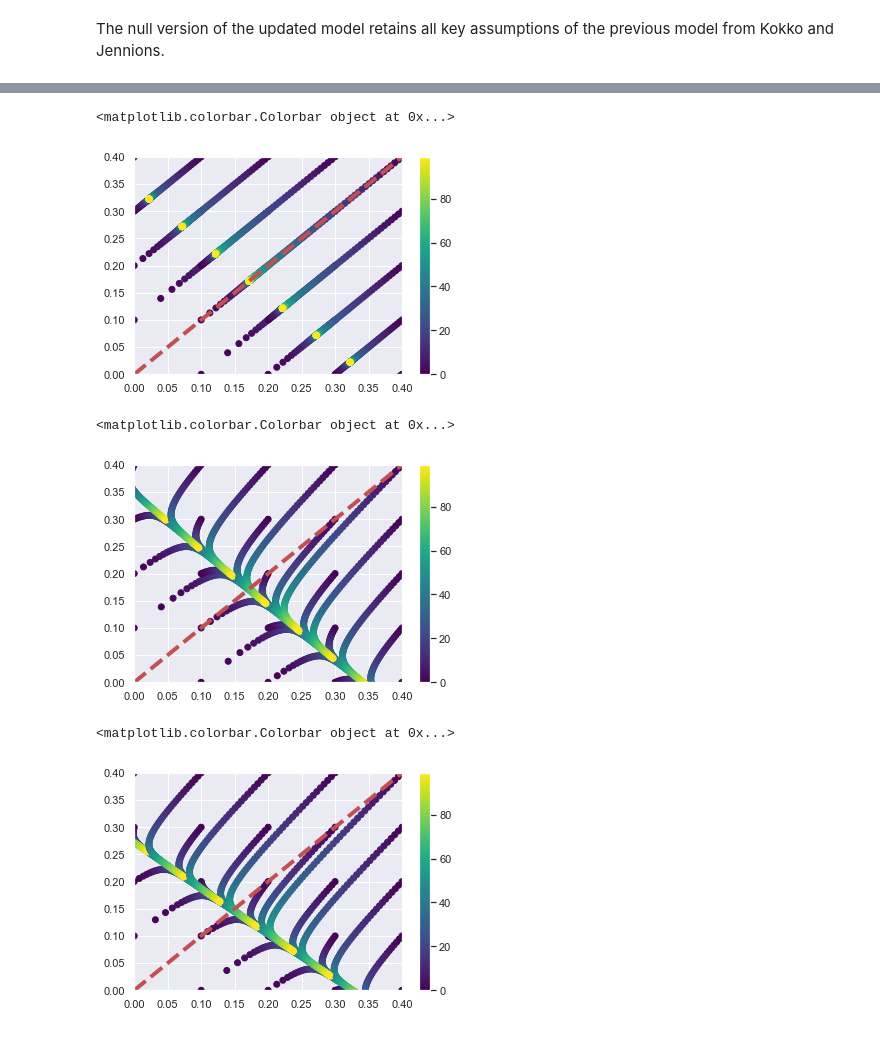
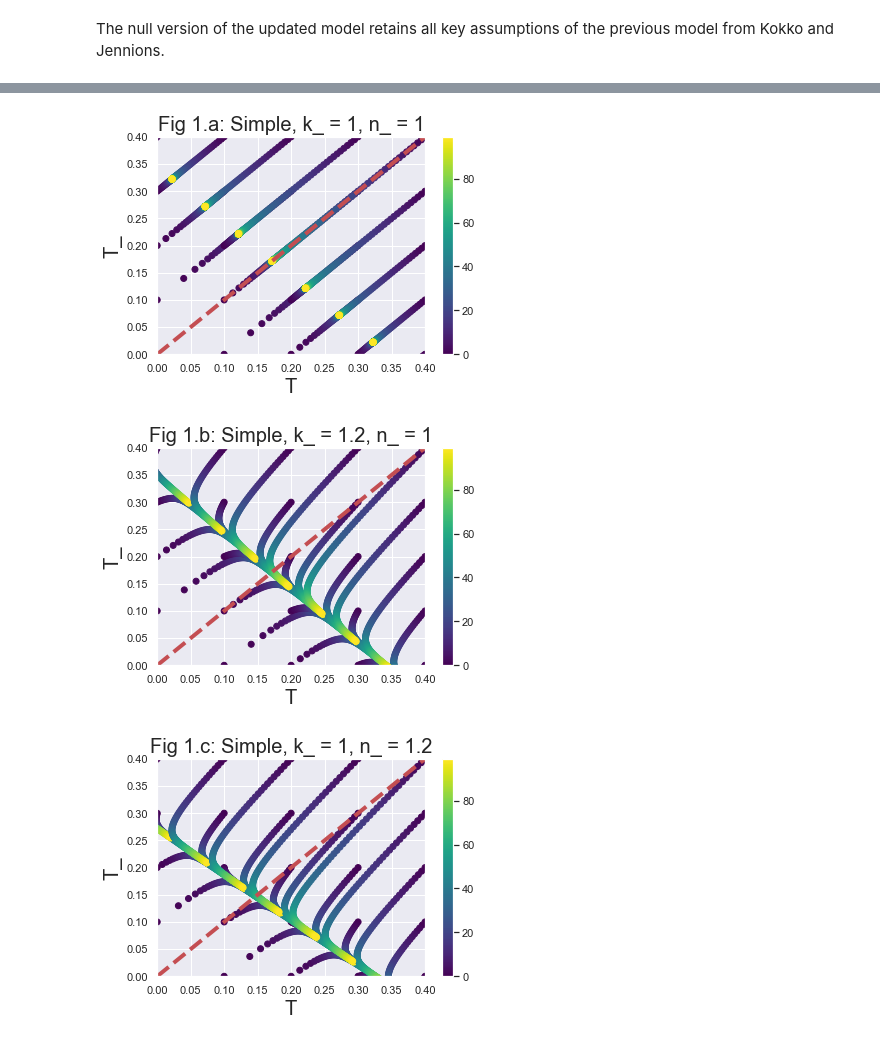
Before and after one commit to LR-GUI/My-Projects, a Jupyter notebook: Ecology/Ecology-Fromhage_Jennions_2016.ipynb, the cells around one changed output, grey strips where cells are left out. Saved outputs shown, nothing was run; the diff lists cells and outputs as text; code cells hidden in the pictures.

```diff
--- a/Ecology/Ecology-Fromhage_Jennions_2016.ipynb
+++ b/Ecology/Ecology-Fromhage_Jennions_2016.ipynb
@@ -181,35 +297,38 @@ gamma = 0
 
 parameters = [uo, ui, uo_, ui_, k, n, M, r, alpha, k_, n_, gamma]
 
 # Initial Values
 To = []
 for i in range(5):
     for j in range(5):
         To.append([i/10,j/10])
 del To[0]
 
 
 
 # Capture solutions
 solutions = []
 for i in range(len(To)):
     time, X, _ = Deterministic(steps, 0.01, parameters, To[i])
     solutions.append([time, X])
 
 
 # Plot graphic
 color = np.arange(steps)
 for i in range(len(To)):
     plt.scatter(solutions[i][1][0],solutions[i][1][1], c=color, cmap='viridis')
     plt.xlim((0,0.4))
     plt.ylim((0,0.4))
     #plt.plot(T[-1], T_[-1], 'D',c='green',markersize=10)
     #plt.plot(T[0], T_[0], '+',c='green',markersize=20)
 plt.plot(np.arange(0,1,0.1),np.arange(0,1,0.1), '--', linewidth=4, c='r')
+plt.title('Fig 1.a: Simple, k_ = 1, n_ = 1', fontsize=20)
+plt.xlabel('T', fontsize=20)
+plt.ylabel('T_', fontsize=20)
 plt.colorbar()
+plt.savefig('a1.png')
 # %% [output]
-<matplotlib.colorbar.Colorbar object at 0x...>
-[figure, old version]
+[figure, new version]
 # %%
 ### Solution 2: n_ = 1, k_ = 1.2
 
@@ -245,10 +364,13 @@ for i in range(len(To)):
     #plt.plot(T[-1], T_[-1], 'D',c='green',markersize=10)
     #plt.plot(T[0], T_[0], '+',c='green',markersize=20)
 plt.plot(np.arange(0,1,0.1),np.arange(0,1,0.1), '--', linewidth=4, c='r')
+plt.title('Fig 1.b: Simple, k_ = 1.2, n_ = 1', fontsize=20)
+plt.xlabel('T', fontsize=20)
+plt.ylabel('T_', fontsize=20)
 plt.colorbar()
+plt.savefig('a2.png')
 # %% [output]
-<matplotlib.colorbar.Colorbar object at 0x...>
-[figure, old version]
+[figure, new version]
 # %%
 ### Solution 3: n_ = 1.2, k_ = 1
 
@@ -284,10 +406,13 @@ for i in range(len(To)):
     #plt.plot(T[-1], T_[-1], 'D',c='green',markersize=10)
     #plt.plot(T[0], T_[0], '+',c='green',markersize=20)
 plt.plot(np.arange(0,1,0.1),np.arange(0,1,0.1), '--', linewidth=4, c='r')
+plt.title('Fig 1.c: Simple, k_ = 1, n_ = 1.2', fontsize=20)
+plt.xlabel('T', fontsize=20)
+plt.ylabel('T_', fontsize=20)
 plt.colorbar()
+plt.savefig('a3.png')
 # %% [output]
-<matplotlib.colorbar.Colorbar object at 0x...>
-[figure, old version]
+[figure, new version]
 # %%
 ### Solution 4: n_ = 1.2, k_ = 1.2
 
```
Also changed, not shown: parts of 19 cells of this notebook.
